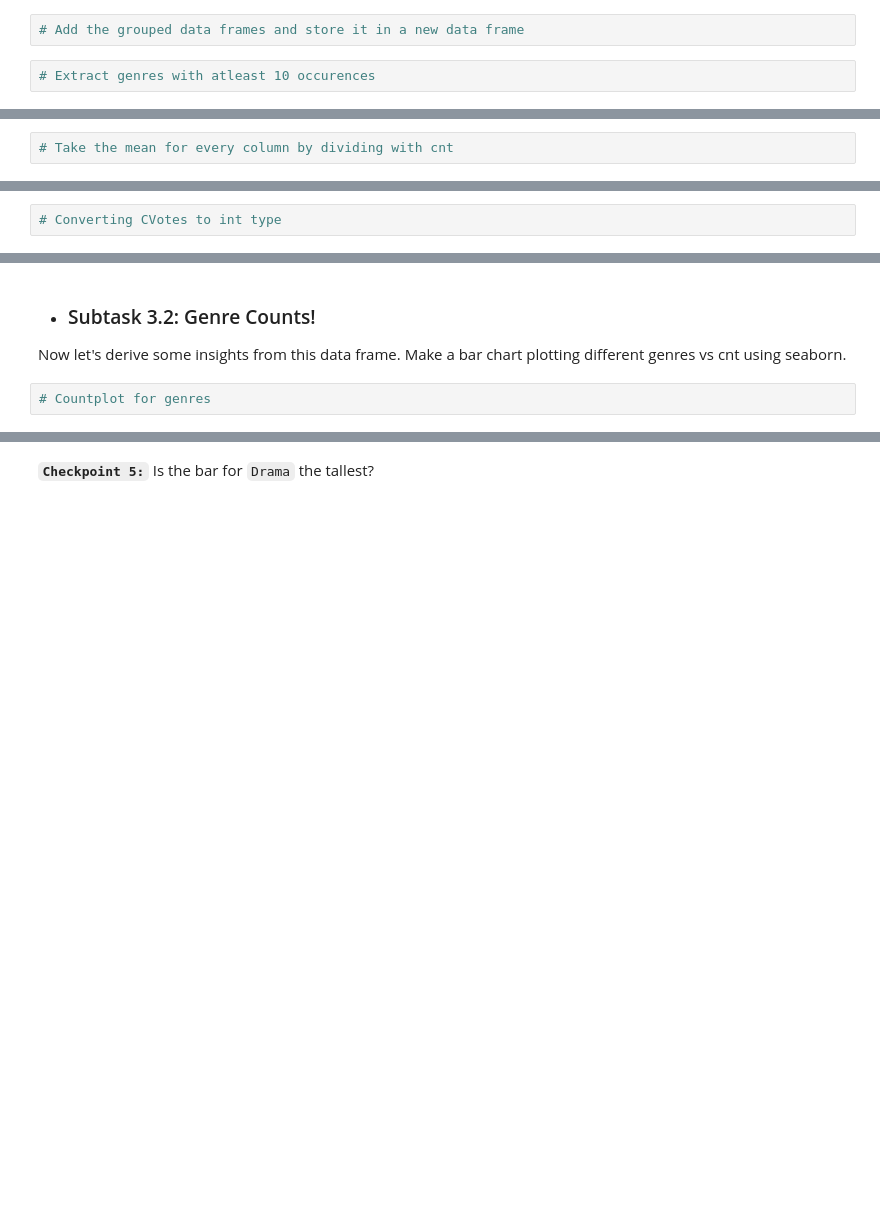
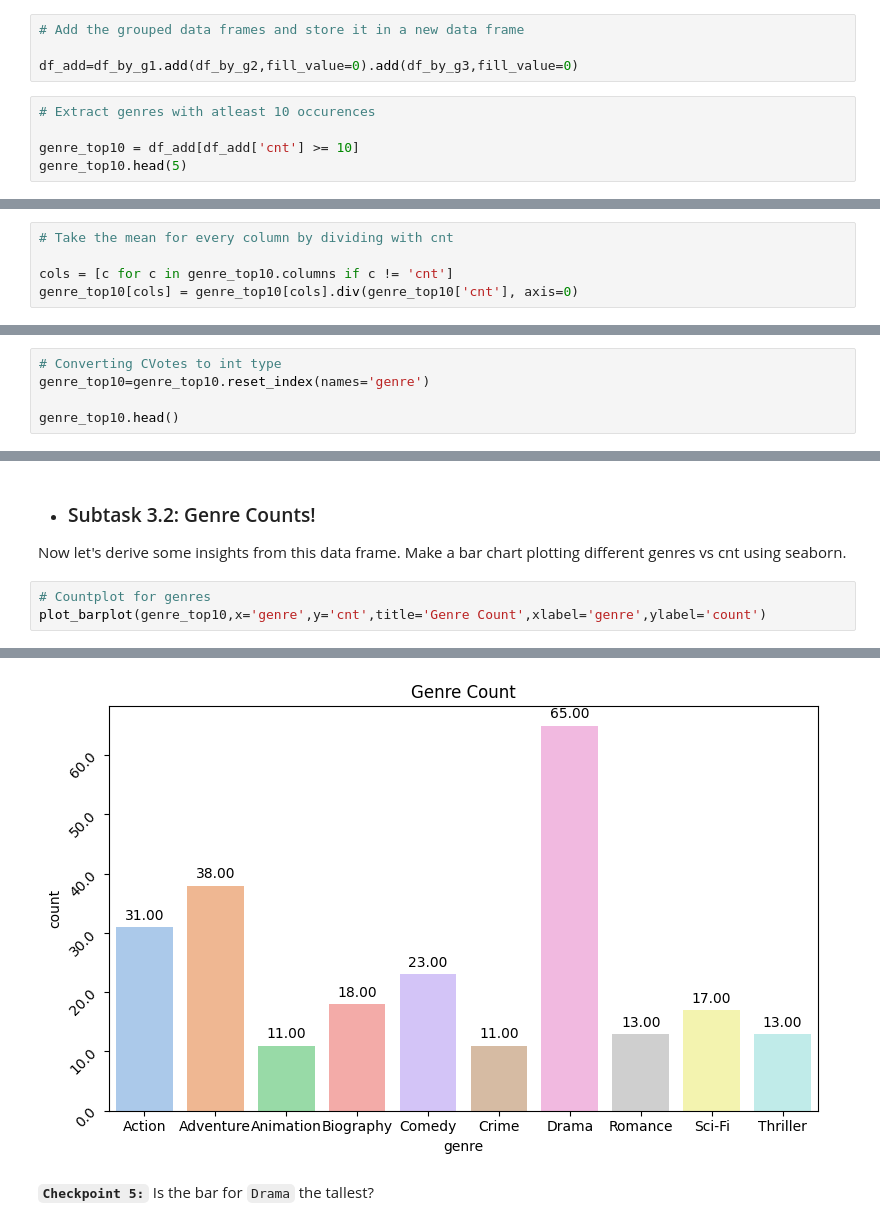
Before and after one commit to Rajesh2015/Logicmojo-AI-ML-Sept25-radash, a Jupyter notebook: EDA/IMDb+Movie+Assignment.ipynb, the cells around one changed output, grey strips where cells are left out. Drawn from its saved outputs; the diff is of its cells as text; blank space fills up the shorter version.

```diff
--- a/EDA/IMDb+Movie+Assignment.ipynb
+++ b/EDA/IMDb+Movie+Assignment.ipynb
@@ -513,4 +541,9 @@ There are 3 columns in the dataframe - `genre_1`, `genre_2`, and `genre_3`. As a
 # %%
 # Add the grouped data frames and store it in a new data frame
+
+df_add=df_by_g1.add(df_by_g2,fill_value=0).add(df_by_g3,fill_value=0)
 # %%
 # Extract genres with atleast 10 occurences
+
+genre_top10 = df_add[df_add['cnt'] >= 10]
+genre_top10.head(5)
@@ -517,4 +558,7 @@ There are 3 columns in the dataframe - `genre_1`, `genre_2`, and `genre_3`. As a
 # %%
 # Take the mean for every column by dividing with cnt
+
+cols = [c for c in genre_top10.columns if c != 'cnt']
+genre_top10[cols] = genre_top10[cols].div(genre_top10['cnt'], axis=0)
 # %%
 # Rounding off the columns of Votes to two decimals
@@ -521,2 +570,5 @@ There are 3 columns in the dataframe - `genre_1`, `genre_2`, and `genre_3`. As a
 # %%
 # Converting CVotes to int type
+genre_top10=genre_top10.reset_index(names='genre')
+
+genre_top10.head()
@@ -526,5 +586,7 @@ If you take a look at the final dataframe that you have gotten, you will see tha
 -  ###  Subtask 3.2: Genre Counts!
 
 Now let's derive some insights from this data frame. Make a bar chart plotting different genres vs cnt using seaborn.
-# %%
-# Countplot for genres
+# %%
+# Countplot for genres
+plot_barplot(genre_top10,x='genre',y='cnt',title='Genre Count',xlabel='genre',ylabel='count')
+# %% [output]
@@ -531,3 +594,4 @@ Now let's derive some insights from this data frame. Make a bar chart plotting d
+[figure, added]
 # %% [markdown]
 **`Checkpoint 5:`** Is the bar for `Drama` the tallest?
 # %% [markdown]
```
Also changed, not shown: parts of 10 cells of this notebook.
